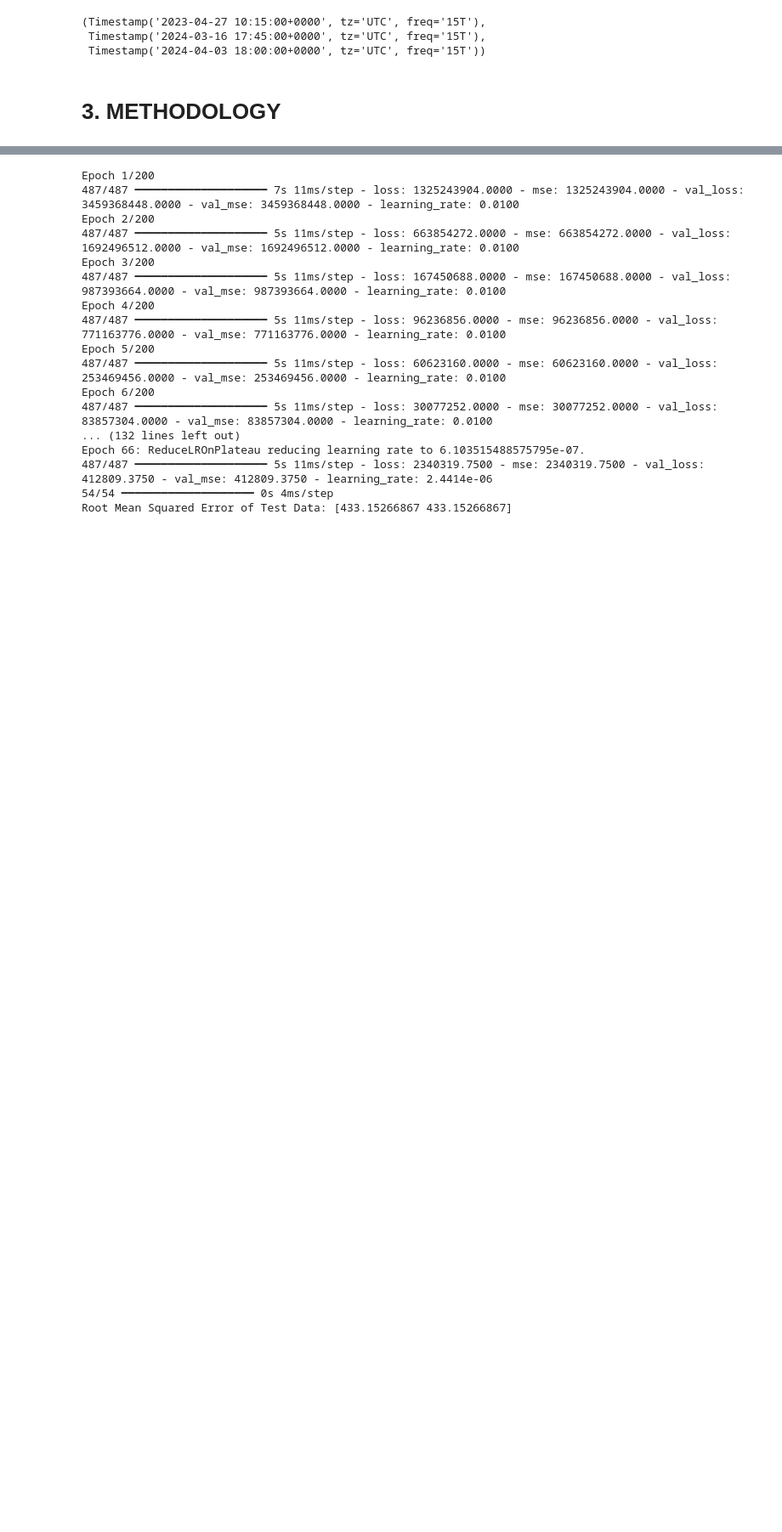
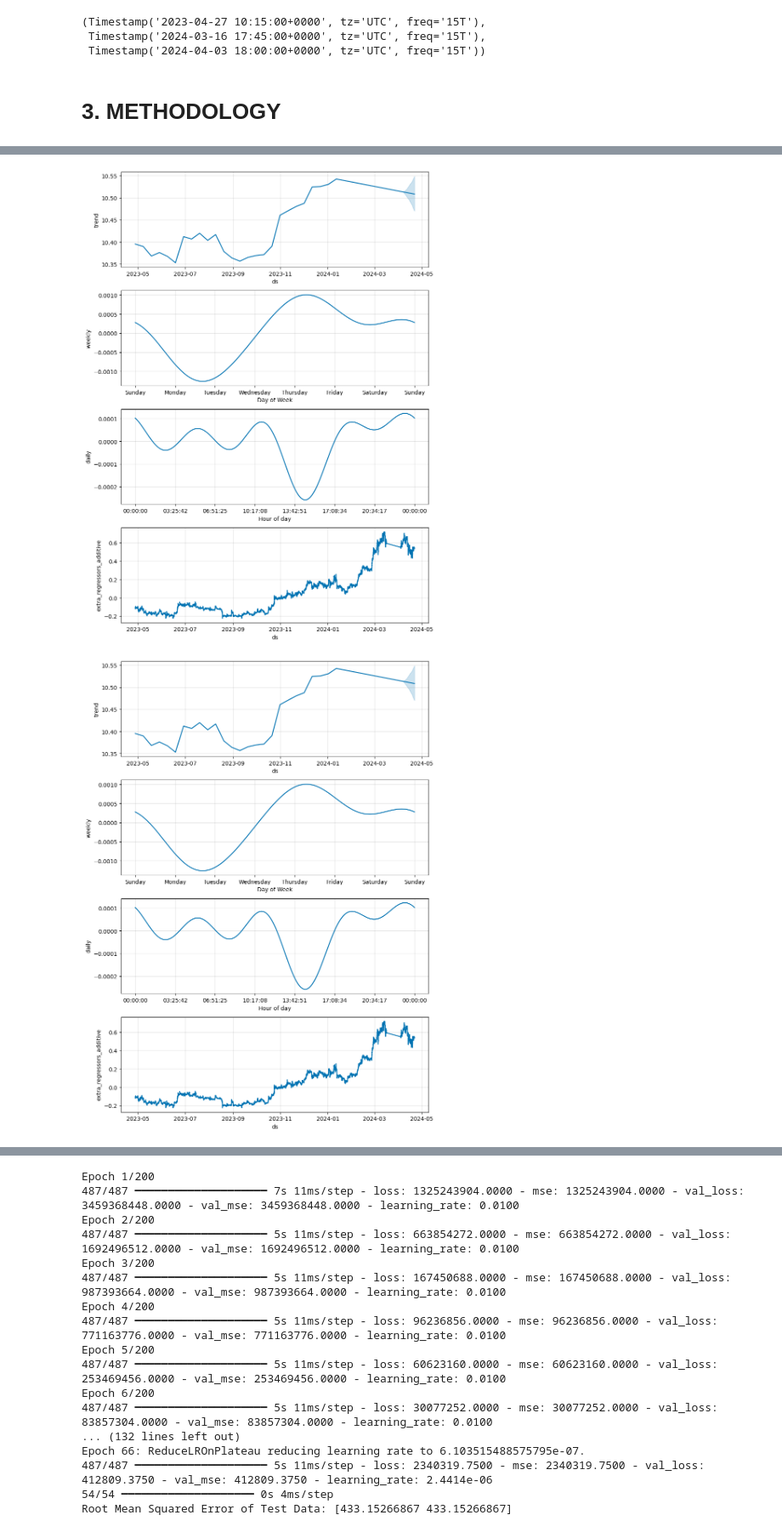
Before and after one commit to emrecobann/SurfingBTCWaves, a Jupyter notebook: SurfingBTC.ipynb, the cells around one changed output, grey strips where cells are left out. Shown at 85% size. Drawn from its saved outputs; the diff is of its cells as text; code cells hidden in the pictures; blank space fills up the shorter version.

```diff
--- a/SurfingBTC.ipynb
+++ b/SurfingBTC.ipynb
@@ -659,0 +634,6 @@ def sliding_window_generator(x_df, y_df, window_size, step_size):
+# %%
+# Plot the Prophet model components
+prophet_model.plot_components(prophet_forecast_data)
+# %% [output]
+[figure, added]
+[figure, added]
```
Also changed, not shown: parts of 78 cells of this notebook.
